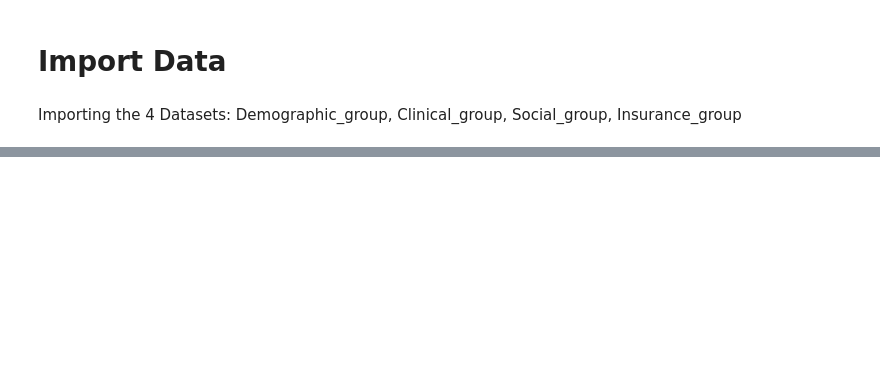
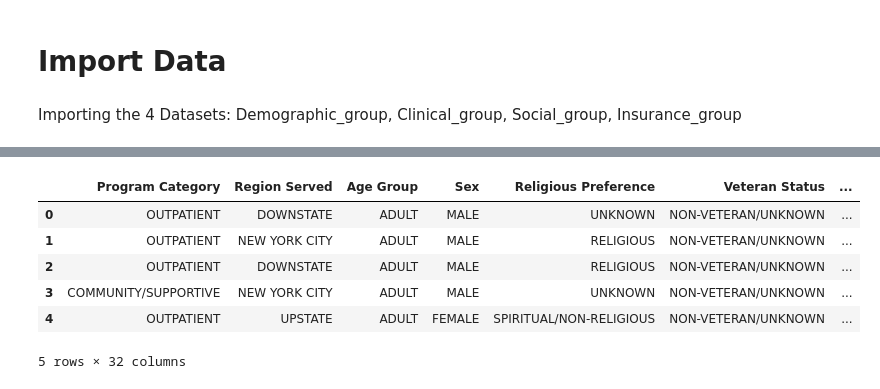
Before and after one commit to rdmouhouadi/Mental_Health_State_Prediction, a Jupyter notebook: Notebooks/EDA/merge_final_dataset.ipynb, the cells around one changed output, grey strips where cells are left out. Saved outputs shown, nothing was run; the diff lists cells and outputs as text; code cells hidden in the pictures; blank space fills up the shorter version.

Commit message:
all good in merge_final_dataset notebook

```diff
--- a/Notebooks/EDA/merge_final_dataset.ipynb
+++ b/Notebooks/EDA/merge_final_dataset.ipynb
@@ -51,0 +109,14 @@ Insurance.head()
+# %%
+# Merge all feature DataFrames and add the target column
+final_df = pd.concat([Demographic, Clinical, Social, Insurance, target], axis=1)
+
+# Display the resulting DataFrame
+final_df.head()
+# %% [output]
+|  | Program Category | Region Served | Age Group | Sex | Religious Preference | Veteran Status | ... |
+| 0 | OUTPATIENT | DOWNSTATE | ADULT | MALE | UNKNOWN | NON-VETERAN/UNKNOWN | ... |
+| 1 | OUTPATIENT | NEW YORK CITY | ADULT | MALE | RELIGIOUS | NON-VETERAN/UNKNOWN | ... |
+| 2 | OUTPATIENT | DOWNSTATE | ADULT | MALE | RELIGIOUS | NON-VETERAN/UNKNOWN | ... |
+| 3 | COMMUNITY/SUPPORTIVE | NEW YORK CITY | ADULT | MALE | UNKNOWN | NON-VETERAN/UNKNOWN | ... |
+| 4 | OUTPATIENT | UPSTATE | ADULT | FEMALE | SPIRITUAL/NON-RELIGIOUS | NON-VETERAN/UNKNOWN | ... |
+5 rows × 32 columns
```
Also changed, not shown: parts of 3 cells of this notebook.
